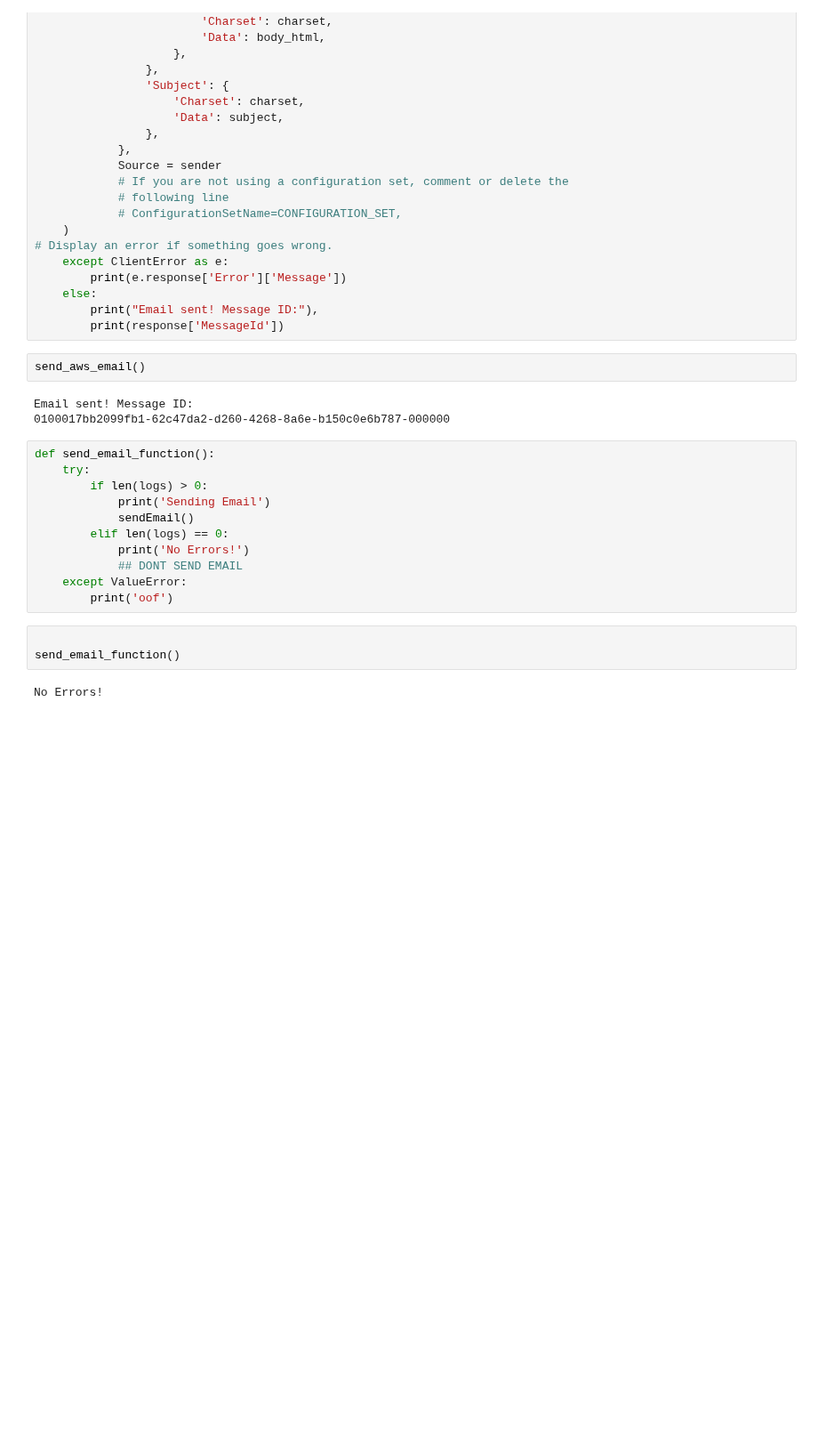
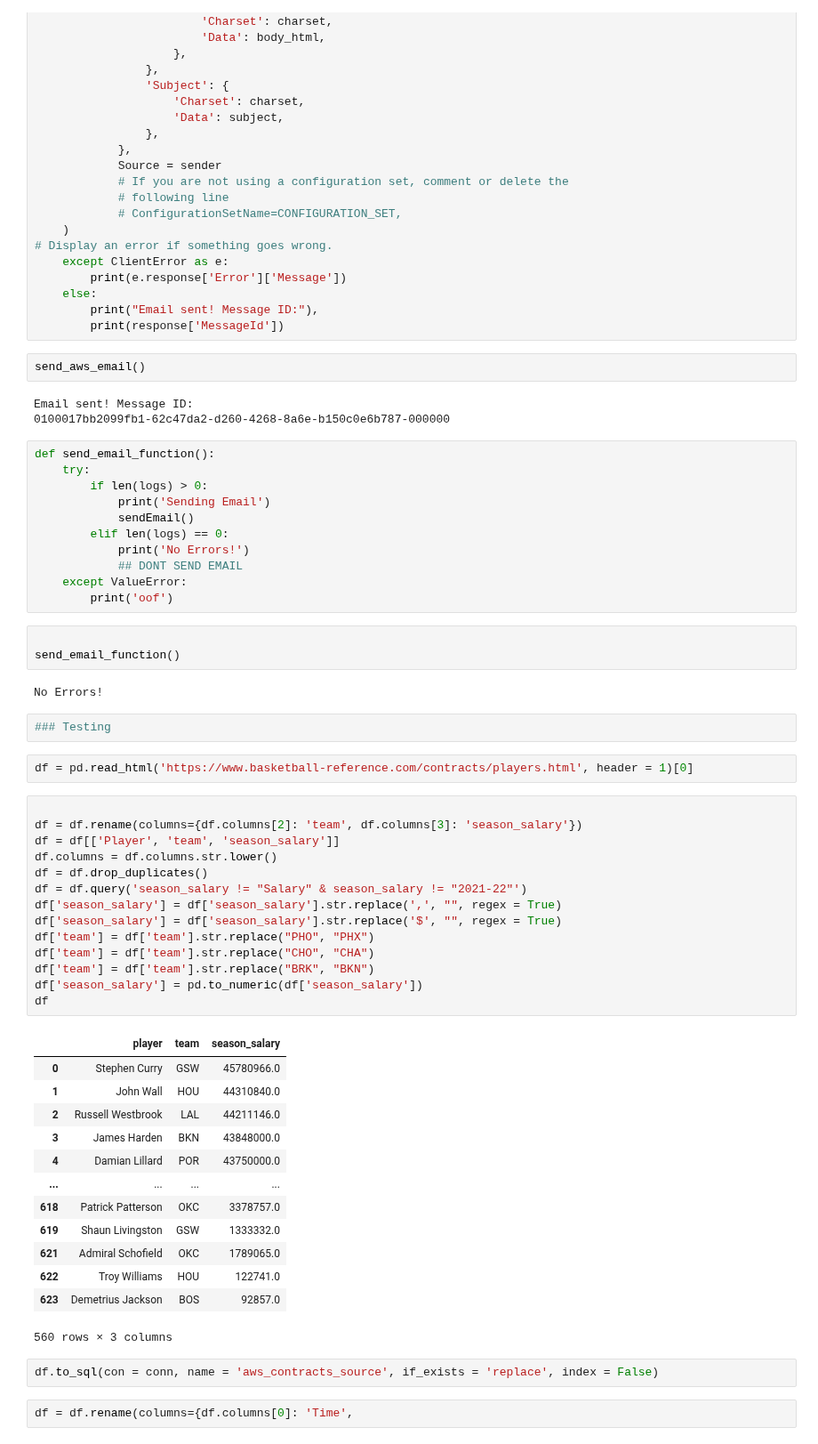
Before and after one commit to jyablonski/jyablonski_praq, a Jupyter notebook: new_lambda.ipynb, the cells around one changed output. Shown at 89% size. Saved outputs shown, nothing was run; the diff lists cells and outputs as text; blank space fills up the shorter version.

```diff
--- a/new_lambda.ipynb
+++ b/new_lambda.ipynb
@@ -652,3 +1052,39 @@ def send_email_function():
 send_email_function()
 # %% [output]
 No Errors!
+# %%
+### Testing
+# %%
+df = pd.read_html('https://www.basketball-reference.com/contracts/players.html', header = 1)[0]
+# %%
+
+df = df.rename(columns={df.columns[2]: 'team', df.columns[3]: 'season_salary'})
+df = df[['Player', 'team', 'season_salary']]
+df.columns = df.columns.str.lower()
+df = df.drop_duplicates()
+df = df.query('season_salary != "Salary" & season_salary != "2021-22"')
+df['season_salary'] = df['season_salary'].str.replace(',', "", regex = True)
+df['season_salary'] = df['season_salary'].str.replace('$', "", regex = True)
+df['team'] = df['team'].str.replace("PHO", "PHX")
+df['team'] = df['team'].str.replace("CHO", "CHA")
+df['team'] = df['team'].str.replace("BRK", "BKN")
+df['season_salary'] = pd.to_numeric(df['season_salary'])
+df
+# %% [output]
+|  | player | team | season_salary |
+| 0 | Stephen Curry | GSW | 45780966.0 |
+| 1 | John Wall | HOU | 44310840.0 |
+| 2 | Russell Westbrook | LAL | 44211146.0 |
+| 3 | James Harden | BKN | 43848000.0 |
+| 4 | Damian Lillard | POR | 43750000.0 |
+| ... | ... | ... | ... |
+| 618 | Patrick Patterson | OKC | 3378757.0 |
+| 619 | Shaun Livingston | GSW | 1333332.0 |
+| 621 | Admiral Schofield | OKC | 1789065.0 |
+| 622 | Troy Williams | HOU | 122741.0 |
+| 623 | Demetrius Jackson | BOS | 92857.0 |
+560 rows × 3 columns
+# %%
+df.to_sql(con = conn, name = 'aws_contracts_source', if_exists = 'replace', index = False)
+# %%
+df = df.rename(columns={df.columns[0]: 'Time',
```
Also changed, not shown: parts of 34 cells of this notebook, 4 other files.
